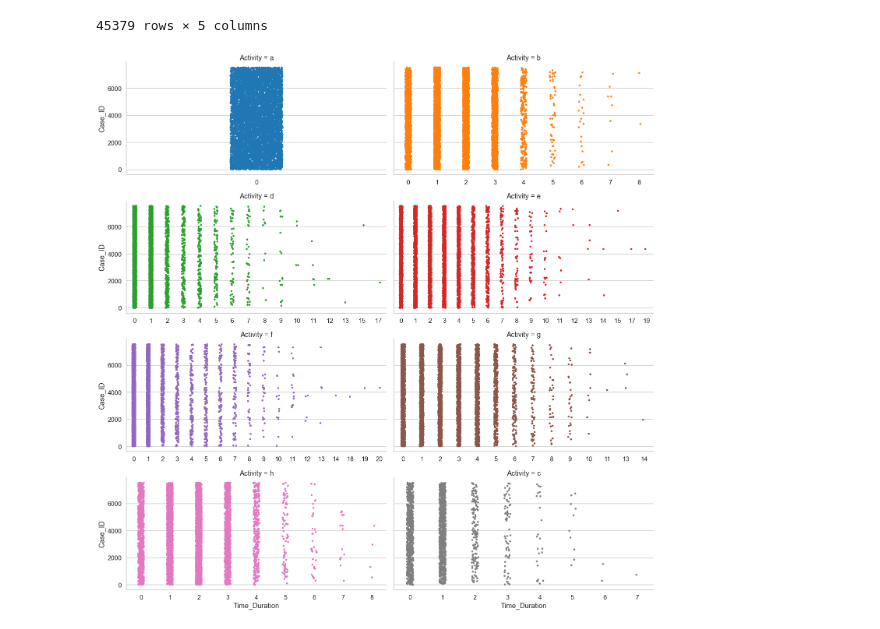
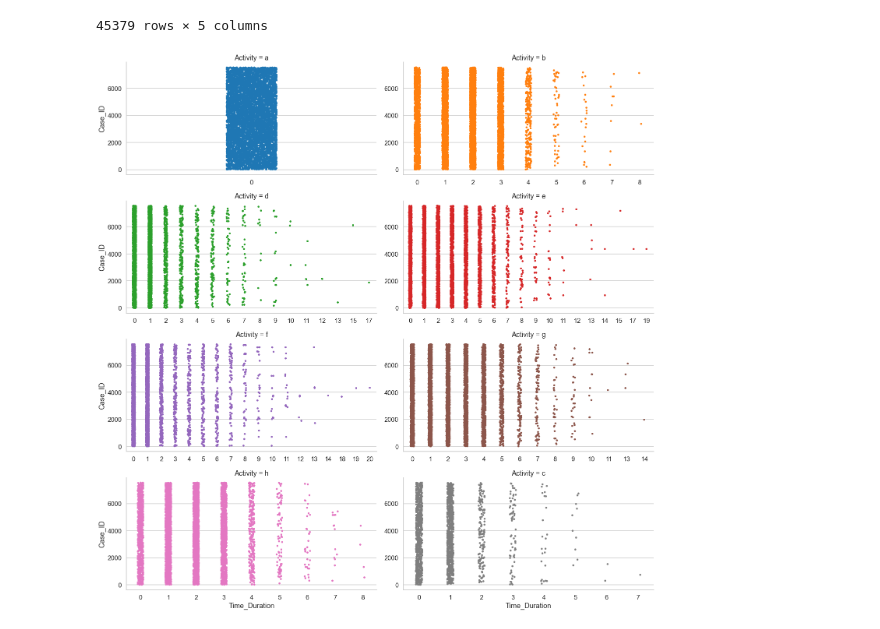
Before and after one commit to nkwachiabel/Process-Mining-A-Primer, a Jupyter notebook: Process Mining 3.ipynb, the cells around one changed output. Saved outputs shown, nothing was run; the diff lists cells and outputs as text; code cells hidden in the pictures.

```diff
--- a/Process Mining 3.ipynb
+++ b/Process Mining 3.ipynb
@@ -794,12 +796,12 @@ H4
 # %%
 hist2 = df_node.copy()
 hist2['Time_Duration'] = hist2.groupby(['Case_ID'])['Timestamp'].transform(lambda x: x.diff())
 hist2['Time_Duration'] = hist2['Time_Duration'].astype('timedelta64[D]').astype('Int64')
 hist2['Time_Duration'] = hist2['Time_Duration'].fillna(0)
 # hist2
 
-fig = sns.catplot(x='Time_Duration',y='Case_ID', data = hist2, col='Activity', sharex=False, col_wrap=2,hue='Activity', height=5, aspect=2 )
+fig = sns.catplot(x='Time_Duration',y='Case_ID', data = hist2, col='Activity', sharex=False, sharey=False, col_wrap=2,hue='Activity', height=5, aspect=2 )
 # %% [output]
-[figure, old version]
+[figure, new version]
 # %%
 fig.savefig('Activity_Duration.png')
```
Also changed, not shown: parts of 5 cells of this notebook.
